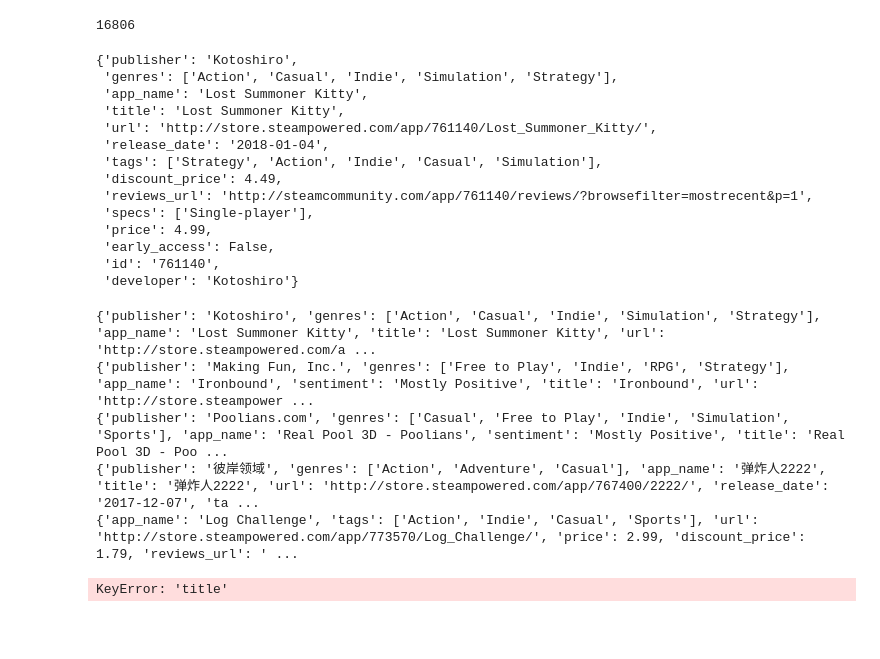
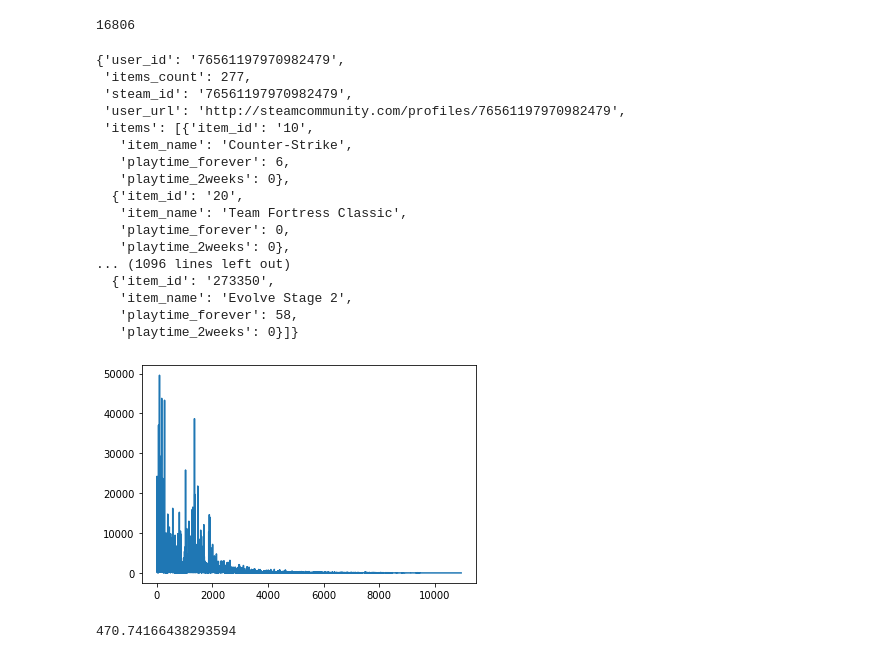
Before and after one commit to alexmak001/Assignment2, a Jupyter notebook: alextempcode.ipynb, the cells around one changed output. Saved outputs shown, nothing was run; the diff lists cells and outputs as text; code cells hidden in the pictures; blank space fills up the shorter version.

Commit message:
game counts

```diff
--- a/alextempcode.ipynb
+++ b/alextempcode.ipynb
@@ -68,32 +64,34 @@ for l in readGz("steam_games.json.gz"):
 # %%
-datasetGames[0]
+dataset[0]
 # %% [output]
-{'publisher': 'Kotoshiro',
- 'genres': ['Action', 'Casual', 'Indie', 'Simulation', 'Strategy'],
- 'app_name': 'Lost Summoner Kitty',
- 'title': 'Lost Summoner Kitty',
- 'url': 'http://store.steampowered.com/app/761140/Lost_Summoner_Kitty/',
- 'release_date': '2018-01-04',
- 'tags': ['Strategy', 'Action', 'Indie', 'Casual', 'Simulation'],
- 'discount_price': 4.49,
- 'reviews_url': 'http://steamcommunity.com/app/761140/reviews/?browsefilter=mostrecent&p=1',
- 'specs': ['Single-player'],
- 'price': 4.99,
- 'early_access': False,
- 'id': '761140',
- 'developer': 'Kotoshiro'}
+{'user_id': '76561197970982479',
+ 'items_count': 277,
+ 'steam_id': '76561197970982479',
+ 'user_url': 'http://steamcommunity.com/profiles/76561197970982479',
+ 'items': [{'item_id': '10',
+   'item_name': 'Counter-Strike',
+   'playtime_forever': 6,
+   'playtime_2weeks': 0},
+  {'item_id': '20',
+   'item_name': 'Team Fortress Classic',
+   'playtime_forever': 0,
+   'playtime_2weeks': 0},
+... (1096 lines left out)
+  {'item_id': '273350',
+   'item_name': 'Evolve Stage 2',
+   'playtime_forever': 58,
+   'playtime_2weeks': 0}]}
-# %%
-gameGenres = {}
-for game in datasetGames:
-    print(game)
-    if game["title"] in gameGenres.keys():
-        print(game["title"])
-    else:
-        gameGenres[game["title"]] = game["genres"]
-# %% [output]
-{'publisher': 'Kotoshiro', 'genres': ['Action', 'Casual', 'Indie', 'Simulation', 'Strategy'], 'app_name': 'Lost Summoner Kitty', 'title': 'Lost Summoner Kitty', 'url': 'http://store.steampowered.com/a ...
-{'publisher': 'Making Fun, Inc.', 'genres': ['Free to Play', 'Indie', 'RPG', 'Strategy'], 'app_name': 'Ironbound', 'sentiment': 'Mostly Positive', 'title': 'Ironbound', 'url': 'http://store.steampower ...
-{'publisher': 'Poolians.com', 'genres': ['Casual', 'Free to Play', 'Indie', 'Simulation', 'Sports'], 'app_name': 'Real Pool 3D - Poolians', 'sentiment': 'Mostly Positive', 'title': 'Real Pool 3D - Poo ...
-{'publisher': '彼岸领域', 'genres': ['Action', 'Adventure', 'Casual'], 'app_name': '弹炸人2222', 'title': '弹炸人2222', 'url': 'http://store.steampowered.com/app/767400/2222/', 'release_date': '2017-12-07', 'ta ...
-{'app_name': 'Log Challenge', 'tags': ['Action', 'Indie', 'Casual', 'Sports'], 'url': 'http://store.steampowered.com/app/773570/Log_Challenge/', 'price': 2.99, 'discount_price': 1.79, 'reviews_url': ' ...
-KeyError: 'title'
+# %%
+gameCounts = defaultdict(int)
+for d in dataset:
+    for g in d["items"]:
+        gameCounts[g["item_name"]] += 1
+# %%
+plt.plot(np.array(list(gameCounts.values())))
+plt.show()
+# %% [output]
+[figure, added]
+# %%
+np.mean(np.array(list(gameCounts.values())))
+# %% [output]
+470.74166438293594
```
Also changed, not shown: parts of 2 cells of this notebook.
